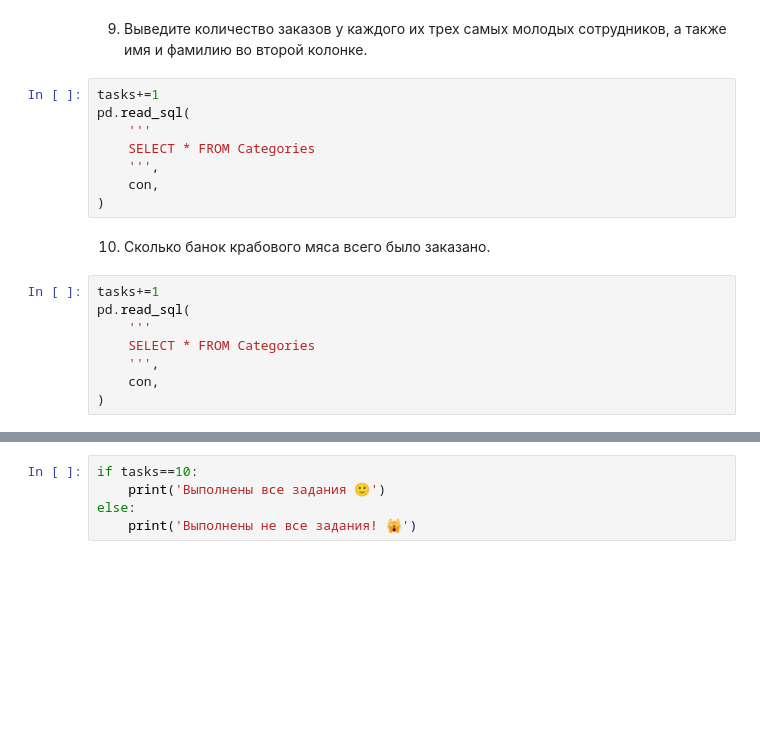
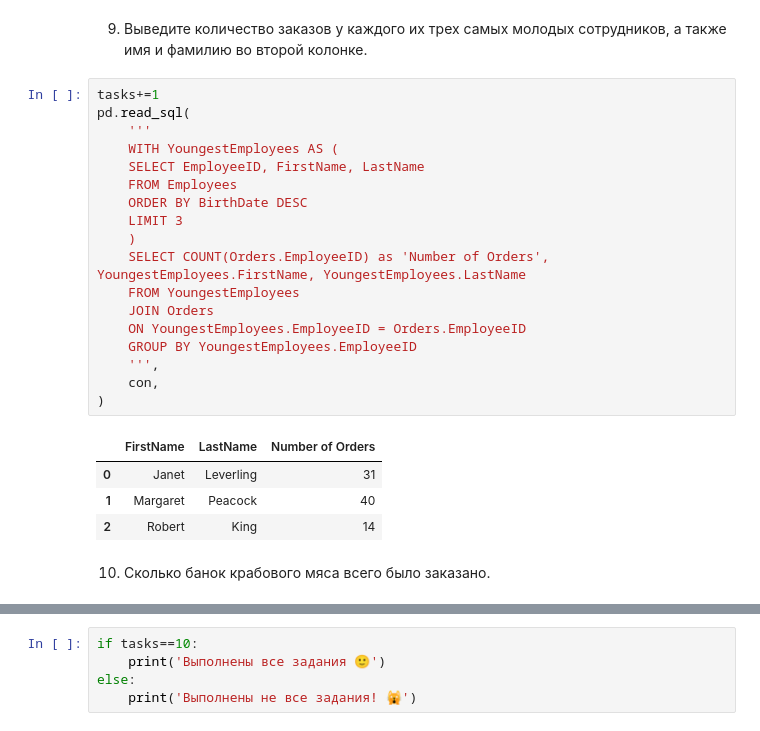
Before and after one commit to omutninsk/sql_1, a Jupyter notebook: HW_1_sql.ipynb, the cells around one changed output, grey strips where cells are left out. Drawn from its saved outputs; the diff is of its cells as text; blank space fills up the shorter version.

```diff
--- a/HW_1_sql.ipynb
+++ b/HW_1_sql.ipynb
@@ -204,20 +245,27 @@ pd.read_sql(
 # %% [markdown]
 9. Выведите количество заказов у каждого их трех самых молодых сотрудников, а также имя и фамилию во второй колонке.
-# %%
-tasks+=1
-pd.read_sql(
-    '''
-    SELECT * FROM Categories
-    ''',
-    con,
-)
+# %%
+tasks+=1
+pd.read_sql(
+    '''
+    WITH YoungestEmployees AS (
+    SELECT EmployeeID, FirstName, LastName
+    FROM Employees
+    ORDER BY BirthDate DESC
+    LIMIT 3
+    )
+    SELECT COUNT(Orders.EmployeeID) as 'Number of Orders', YoungestEmployees.FirstName, YoungestEmployees.LastName
+    FROM YoungestEmployees
+    JOIN Orders
+    ON YoungestEmployees.EmployeeID = Orders.EmployeeID
+    GROUP BY YoungestEmployees.EmployeeID
+    ''',
+    con,
+)
+# %% [output]
+|  | FirstName | LastName | Number of Orders |
+| 0 | Janet | Leverling | 31 |
+| 1 | Margaret | Peacock | 40 |
+| 2 | Robert | King | 14 |
 # %% [markdown]
 10. Сколько банок крабового мяса всего было заказано.
-# %%
-tasks+=1
-pd.read_sql(
-    '''
-    SELECT * FROM Categories
-    ''',
-    con,
-)
```
Also changed, not shown: parts of 8 cells of this notebook.
